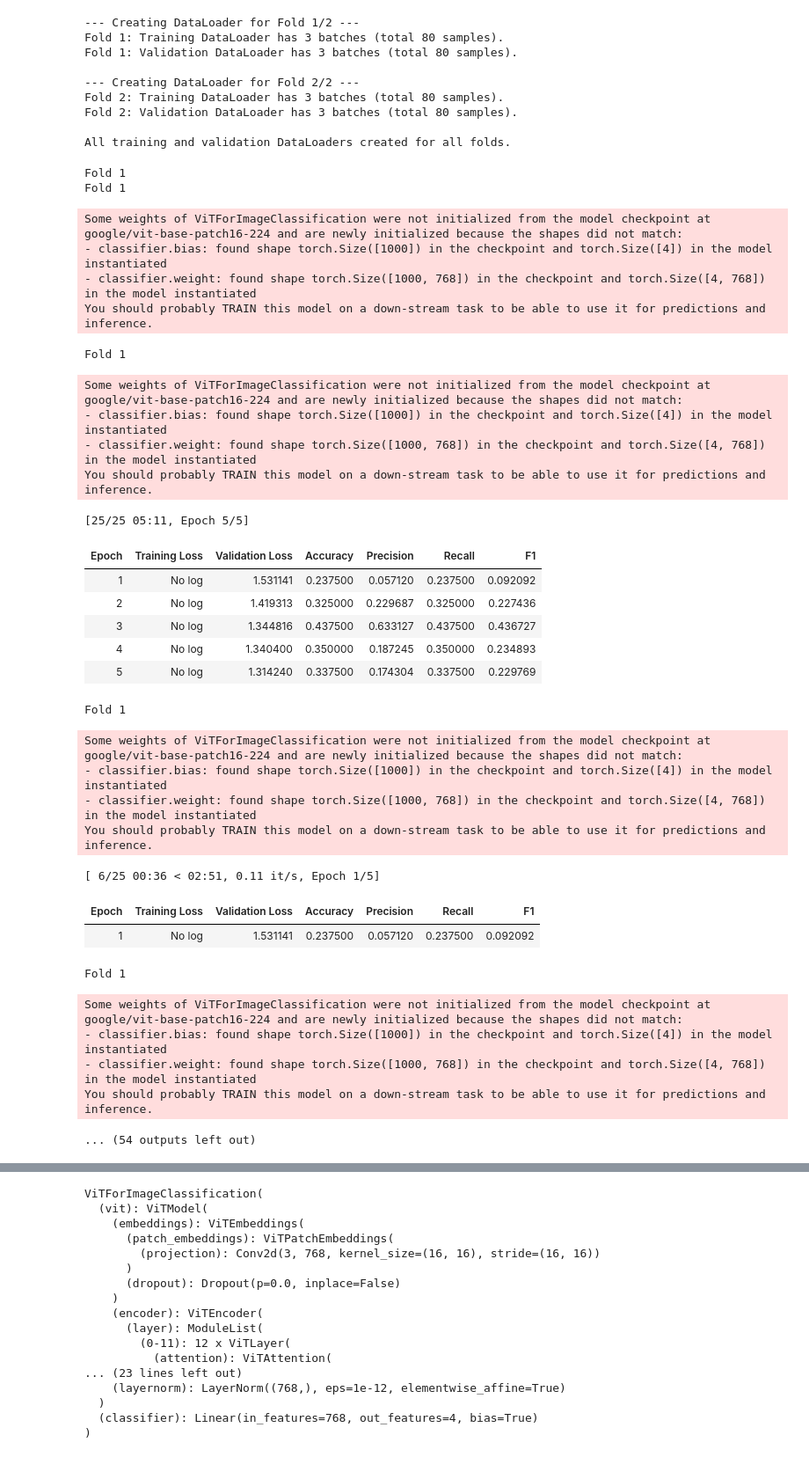
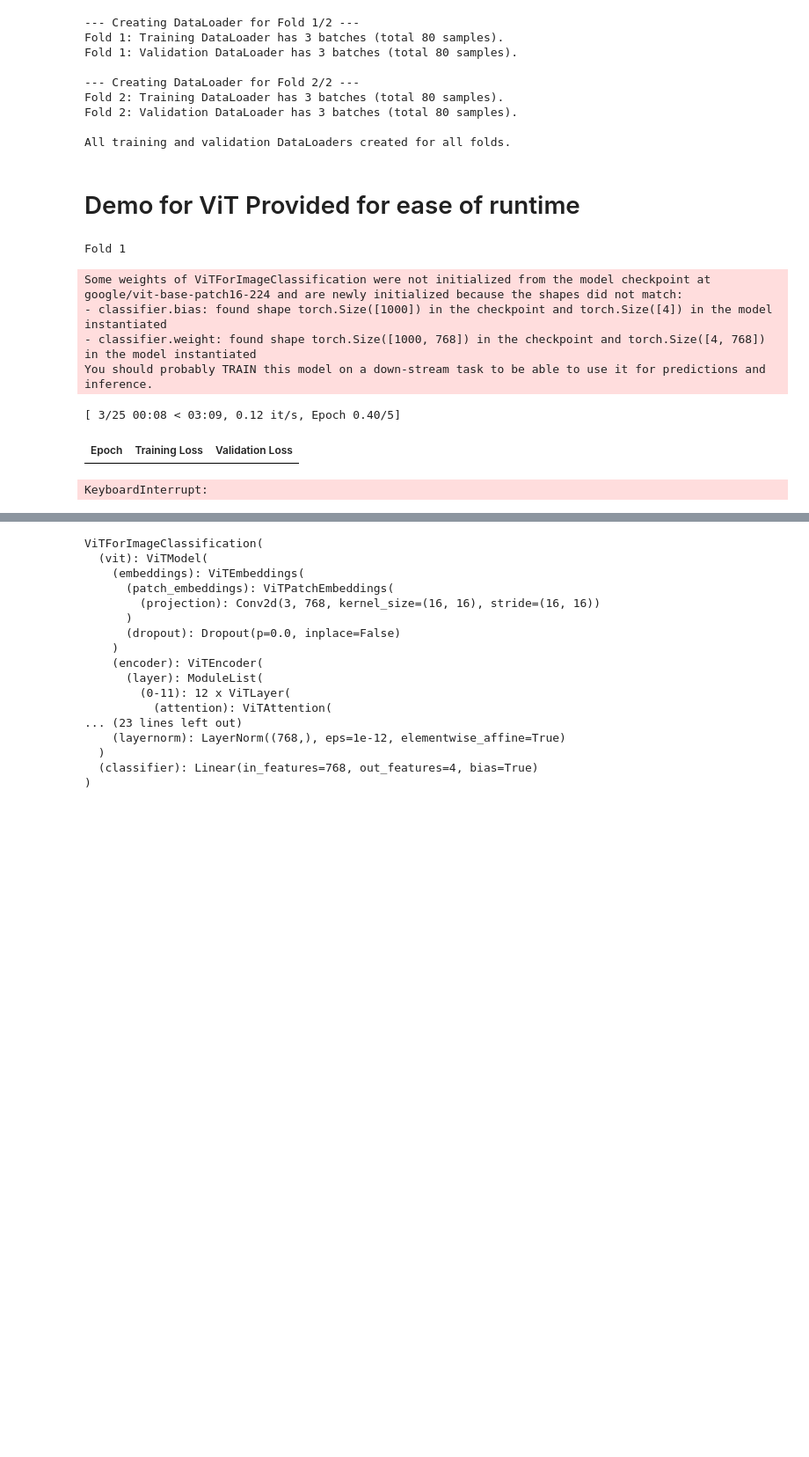
Before and after one commit to ganeevsinghs/184a-AD-Project, a Jupyter notebook: demo.ipynb, the cells around one changed output, grey strips where cells are left out. Shown at 88% size. Cells and saved outputs as stored; diff of their text form; code cells hidden in the pictures; blank space fills up the shorter version.

```diff
--- a/demo.ipynb
+++ b/demo.ipynb
@@ -85,6 +85,8 @@ Fold 2: Training DataLoader has 3 batches (total 80 samples).
 Fold 2: Validation DataLoader has 3 batches (total 80 samples).
 
 All training and validation DataLoaders created for all folds.
+# %% [markdown]
+# Demo for ViT Provided for ease of runtime
 # %%
 import torch
 from transformers import ViTForImageClassification, ViTImageProcessor, TrainingArguments, Trainer
@@ -154,71 +156,46 @@ for i in range(len(train_loaders)):
   )
 
   training_args = TrainingArguments(
-    eval_strategy="epoch",
+    eval_strategy="epoch", # every epoch to evaluate and save
     save_strategy="epoch",
-    learning_rate=0.0002,
-    per_device_train_batch_size=16,
+    learning_rate=0.00002, # we used a low learning rate for convergence works better for ViT
+    per_device_train_batch_size=16, # 16 batch size for optimal processing times
     per_device_eval_batch_size=16,
-    num_train_epochs=5,
-    weight_decay=0.01,
+    num_train_epochs=5, # 5 epochs training
+    weight_decay=0.01, #use regularization to prevent overfitting
     load_best_model_at_end=True,
     metric_for_best_model="accuracy",
-    fp16=True,
+    fp16=True, # or cuda
     remove_unused_columns=False,
   )
 
   accuracy_metric = evaluate.load("accuracy")
 
-
-
+  # Trainer setup
   trainer = Trainer(
     model=model,
     args=training_args,
     train_dataset=train_dataset,
     eval_dataset=val_dataset,
     compute_metrics=compute_metrics,
   )
 
   trainer.train()
 
   results = trainer.evaluate()
 
   fold_results.append(results)
   print(f"Validation accuracy: {results['eval_accuracy']:.4f}")
   print(f"Validation loss: {results['eval_loss']:.4f}")
   print(f"Validation f1: {results['eval_f1']:.4f}")
   print(f"Validation precision: {results['eval_precision']:.4f}")
   print(f"Validation recall: {results['eval_recall']:.4f}")
 # %% [output]
 Fold 1
-Fold 1
 Some weights of ViTForImageClassification were not initialized from the model checkpoint at google/vit-base-patch16-224 and are newly initialized because the shapes did not match:
 - classifier.bias: found shape torch.Size([1000]) in the checkpoint and torch.Size([4]) in the model instantiated
 - classifier.weight: found shape torch.Size([1000, 768]) in the checkpoint and torch.Size([4, 768]) in the model instantiated
 You should probably TRAIN this model on a down-stream task to be able to use it for predictions and inference.
-Fold 1
+[ 3/25 00:08 < 03:09, 0.12 it/s, Epoch 0.40/5]
+| Epoch | Training Loss | Validation Loss |
-Some weights of ViTForImageClassification were not initialized from the model checkpoint at google/vit-base-patch16-224 and are newly initialized because the shapes did not match:
-- classifier.bias: found shape torch.Size([1000]) in the checkpoint and torch.Size([4]) in the model instantiated
-- classifier.weight: found shape torch.Size([1000, 768]) in the checkpoint and torch.Size([4, 768]) in the model instantiated
-You should probably TRAIN this model on a down-stream task to be able to use it for predictions and inference.
+KeyboardInterrupt:
-[25/25 05:11, Epoch 5/5]
-| Epoch | Training Loss | Validation Loss | Accuracy | Precision | Recall | F1 |
-| 1 | No log | 1.531141 | 0.237500 | 0.057120 | 0.237500 | 0.092092 |
-| 2 | No log | 1.419313 | 0.325000 | 0.229687 | 0.325000 | 0.227436 |
-| 3 | No log | 1.344816 | 0.437500 | 0.633127 | 0.437500 | 0.436727 |
-| 4 | No log | 1.340400 | 0.350000 | 0.187245 | 0.350000 | 0.234893 |
-| 5 | No log | 1.314240 | 0.337500 | 0.174304 | 0.337500 | 0.229769 |
-Fold 1
-Some weights of ViTForImageClassification were not initialized from the model checkpoint at google/vit-base-patch16-224 and are newly initialized because the shapes did not match:
-- classifier.bias: found shape torch.Size([1000]) in the checkpoint and torch.Size([4]) in the model instantiated
-- classifier.weight: found shape torch.Size([1000, 768]) in the checkpoint and torch.Size([4, 768]) in the model instantiated
-You should probably TRAIN this model on a down-stream task to be able to use it for predictions and inference.
-[ 6/25 00:36 < 02:51, 0.11 it/s, Epoch 1/5]
-| Epoch | Training Loss | Validation Loss | Accuracy | Precision | Recall | F1 |
-| 1 | No log | 1.531141 | 0.237500 | 0.057120 | 0.237500 | 0.092092 |
-Fold 1
-Some weights of ViTForImageClassification were not initialized from the model checkpoint at google/vit-base-patch16-224 and are newly initialized because the shapes did not match:
-- classifier.bias: found shape torch.Size([1000]) in the checkpoint and torch.Size([4]) in the model instantiated
-- classifier.weight: found shape torch.Size([1000, 768]) in the checkpoint and torch.Size([4, 768]) in the model instantiated
-You should probably TRAIN this model on a down-stream task to be able to use it for predictions and inference.
-... (54 outputs left out)
```
Also changed, not shown: parts of 5 cells of this notebook, 3 other files.
